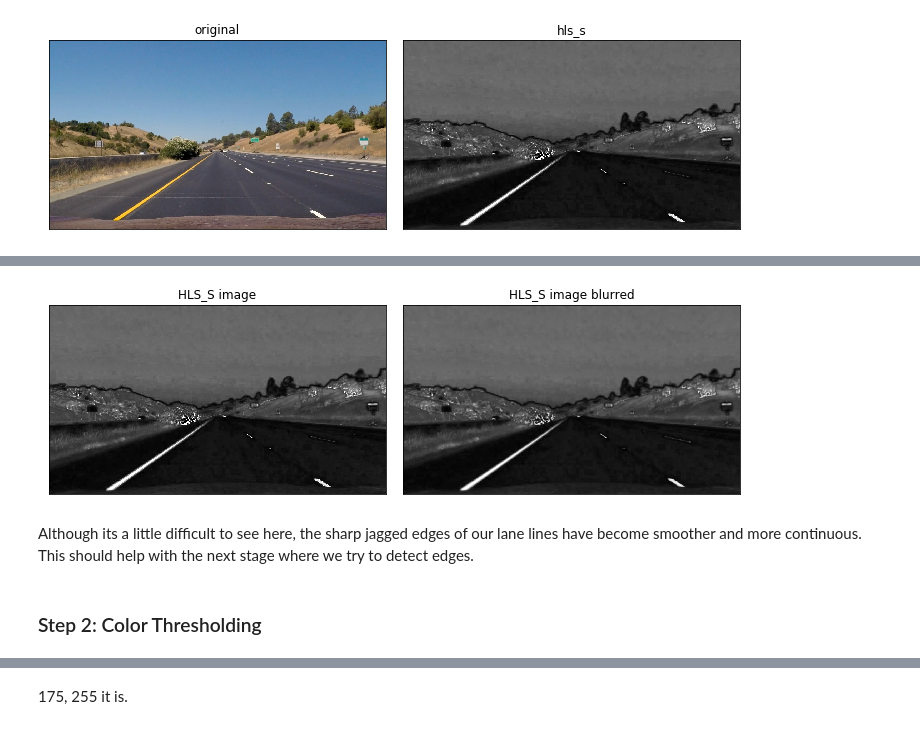
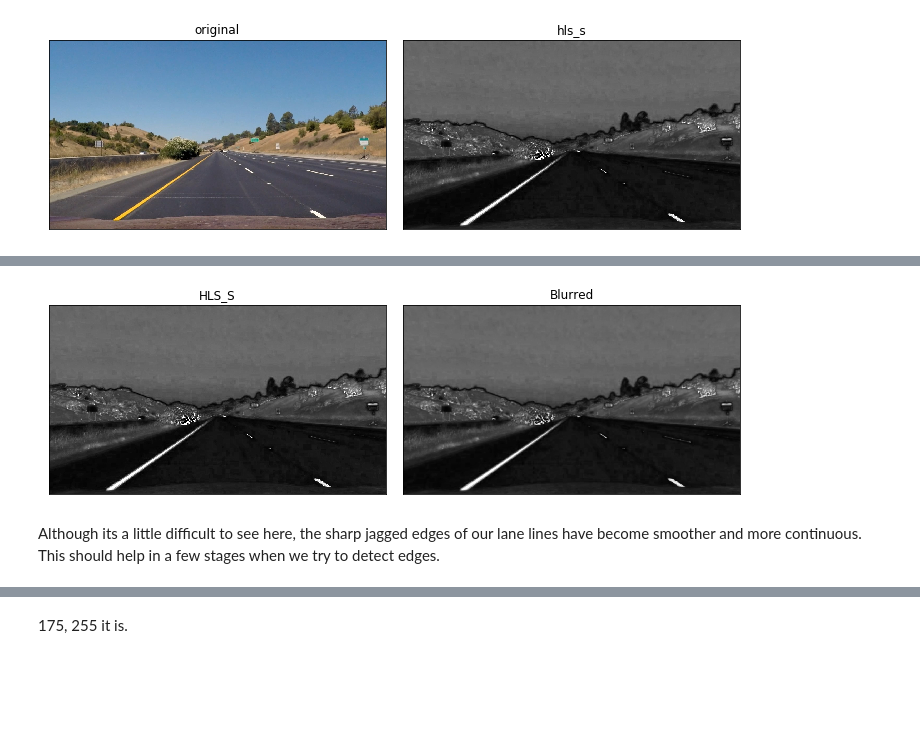
Before and after one commit to fqaiser94/CarND-Advanced-Lane-Lines, a Jupyter notebook: Lane_detection_piepeline.ipynb, the cells around one changed output, grey strips where cells are left out. Drawn from its saved outputs; the diff is of its cells as text; code cells hidden in the pictures; blank space fills up the shorter version.

```diff
--- a/Lane_detection_piepeline.ipynb
+++ b/Lane_detection_piepeline.ipynb
@@ -429,17 +448,18 @@ def gaussian_blur(img, kernel_size=5):
     return cv2.GaussianBlur(img, (kernel_size, kernel_size), 0)
 # %%
 blur_image = gaussian_blur(hls_s_image)
-# %%
-compare_two_images(
-    image_a=hls_s_image,
-    title_a='HLS_S image',
-    image_b=blur_image,
-    title_b='HLS_S image blurred',
-    cmap_a='gray',
-    cmap_b='gray')
-# %% [output]
-[figure, removed]
+# %%
+show_image_list(
+    img_list=[
+        hls_s_image, blur_image,
+    ],
+    img_labels=[
+        'HLS_S', 'Blurred'
+    ],
+    cmap='gray',
+    cols=2
+)
+# %% [output]
+[figure, added]
 # %% [markdown]
-Although its a little difficult to see here, the sharp jagged edges of our lane lines have become smoother and more continuous. This should help with the next stage where we try to detect edges.
+Although its a little difficult to see here, the sharp jagged edges of our lane lines have become smoother and more continuous. This should help in a few stages when we try to detect edges.
-# %% [markdown]
-### Step 2: Color Thresholding
```
Also changed, not shown: parts of 19 cells of this notebook, 4 other files.
